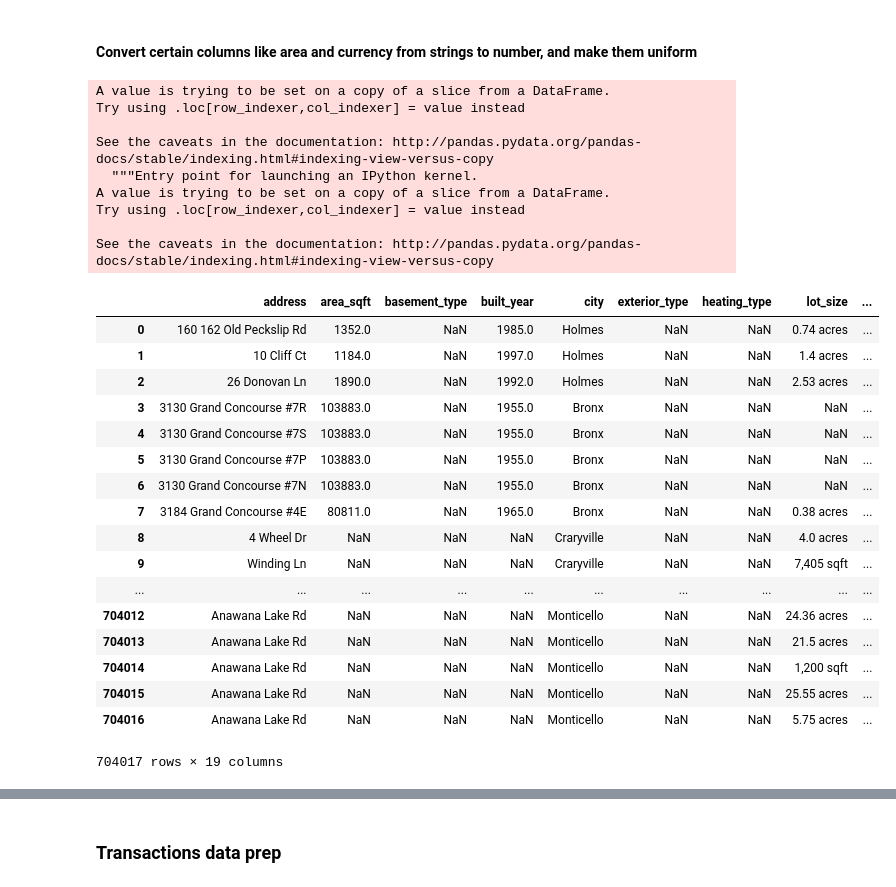
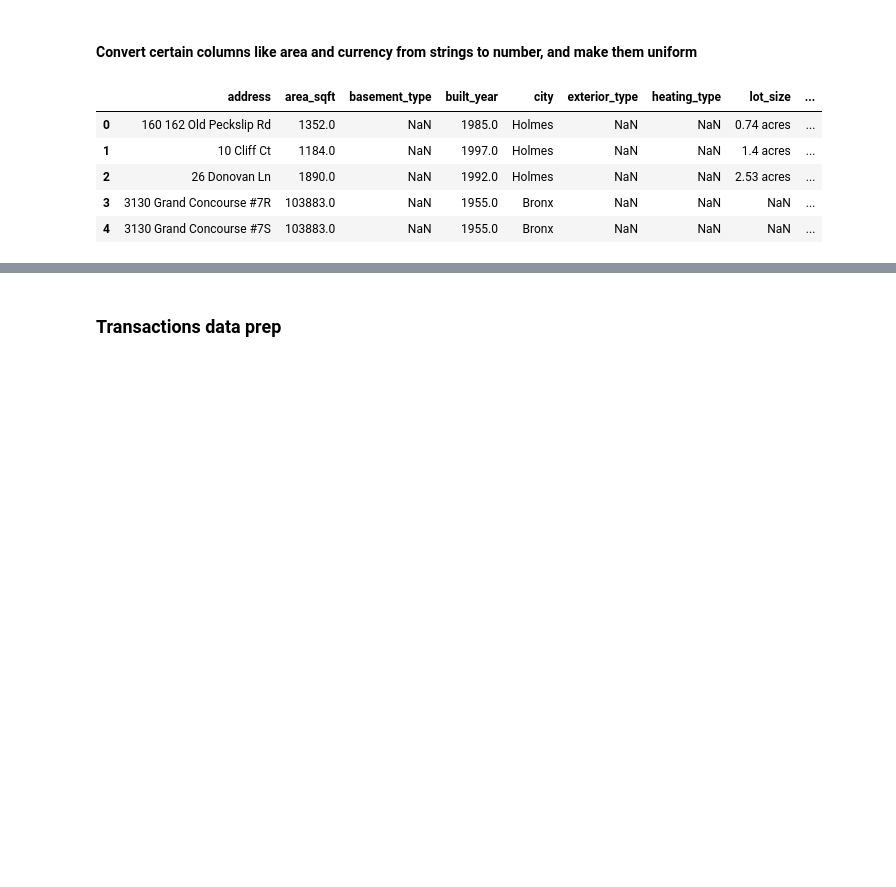
Before and after one commit to Viveckh/LilHomie, a Jupyter notebook: TruliaDataEngineering.ipynb, the cells around one changed output, grey strips where cells are left out. Drawn from its saved outputs; the diff is of its cells as text; code cells hidden in the pictures; blank space fills up the shorter version.

```diff
--- a/TruliaDataEngineering.ipynb
+++ b/TruliaDataEngineering.ipynb
@@ -134,35 +129,14 @@ Name: state, dtype: int64
 # %%
 properties_df['area_sqft'] = properties_df['area_sqft'].str.replace(',', '').astype(float)
 properties_df['tax_amount'] = properties_df['tax_amount'].str.replace(r'\$|,', '').astype(float)
-properties_df
+properties_df.head()
 # %% [output]
-A value is trying to be set on a copy of a slice from a DataFrame.
-Try using .loc[row_indexer,col_indexer] = value instead
-
-See the caveats in the documentation: http://pandas.pydata.org/pandas-docs/stable/indexing.html#indexing-view-versus-copy
-  """Entry point for launching an IPython kernel.
-A value is trying to be set on a copy of a slice from a DataFrame.
-Try using .loc[row_indexer,col_indexer] = value instead
-
-See the caveats in the documentation: http://pandas.pydata.org/pandas-docs/stable/indexing.html#indexing-view-versus-copy
 |  | address | area_sqft | basement_type | built_year | city | exterior_type | heating_type | lot_size | ... |
 | 0 | 160 162 Old Peckslip Rd | 1352.0 | NaN | 1985.0 | Holmes | NaN | NaN | 0.74 acres | ... |
 | 1 | 10 Cliff Ct | 1184.0 | NaN | 1997.0 | Holmes | NaN | NaN | 1.4 acres | ... |
 | 2 | 26 Donovan Ln | 1890.0 | NaN | 1992.0 | Holmes | NaN | NaN | 2.53 acres | ... |
 | 3 | 3130 Grand Concourse #7R | 103883.0 | NaN | 1955.0 | Bronx | NaN | NaN | NaN | ... |
 | 4 | 3130 Grand Concourse #7S | 103883.0 | NaN | 1955.0 | Bronx | NaN | NaN | NaN | ... |
-| 5 | 3130 Grand Concourse #7P | 103883.0 | NaN | 1955.0 | Bronx | NaN | NaN | NaN | ... |
-| 6 | 3130 Grand Concourse #7N | 103883.0 | NaN | 1955.0 | Bronx | NaN | NaN | NaN | ... |
-| 7 | 3184 Grand Concourse #4E | 80811.0 | NaN | 1965.0 | Bronx | NaN | NaN | 0.38 acres | ... |
-| 8 | 4 Wheel Dr | NaN | NaN | NaN | Craryville | NaN | NaN | 4.0 acres | ... |
-| 9 | Winding Ln | NaN | NaN | NaN | Craryville | NaN | NaN | 7,405 sqft | ... |
-| ... | ... | ... | ... | ... | ... | ... | ... | ... | ... |
-| 704012 | Anawana Lake Rd | NaN | NaN | NaN | Monticello | NaN | NaN | 24.36 acres | ... |
-| 704013 | Anawana Lake Rd | NaN | NaN | NaN | Monticello | NaN | NaN | 21.5 acres | ... |
-| 704014 | Anawana Lake Rd | NaN | NaN | NaN | Monticello | NaN | NaN | 1,200 sqft | ... |
-| 704015 | Anawana Lake Rd | NaN | NaN | NaN | Monticello | NaN | NaN | 25.55 acres | ... |
-| 704016 | Anawana Lake Rd | NaN | NaN | NaN | Monticello | NaN | NaN | 5.75 acres | ... |
-704017 rows × 19 columns
 # %%
 unhandled_area_values = []
 def make_area_uniform(row):
```
Also changed, not shown: parts of 17 cells of this notebook, 1 other file.
